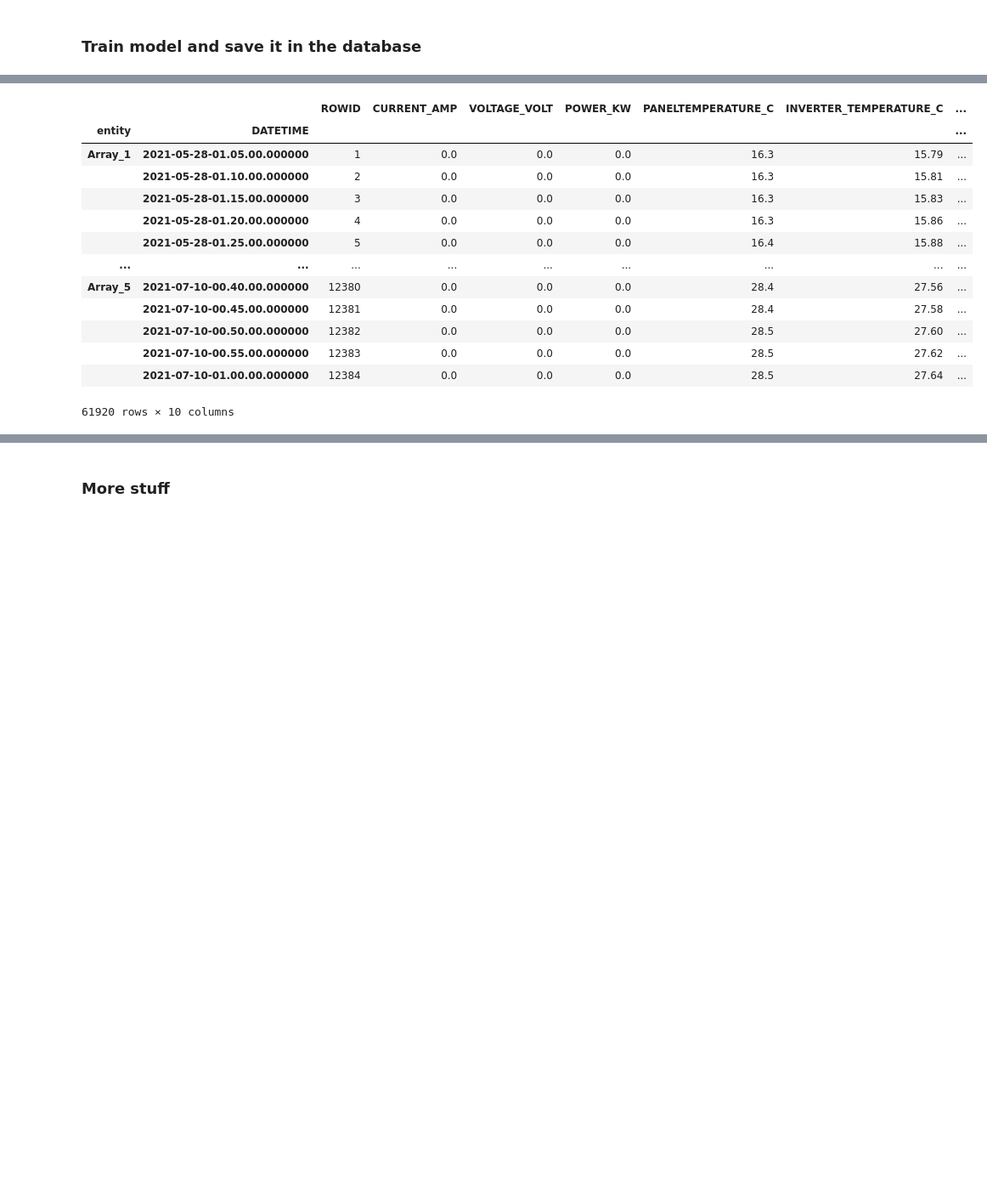
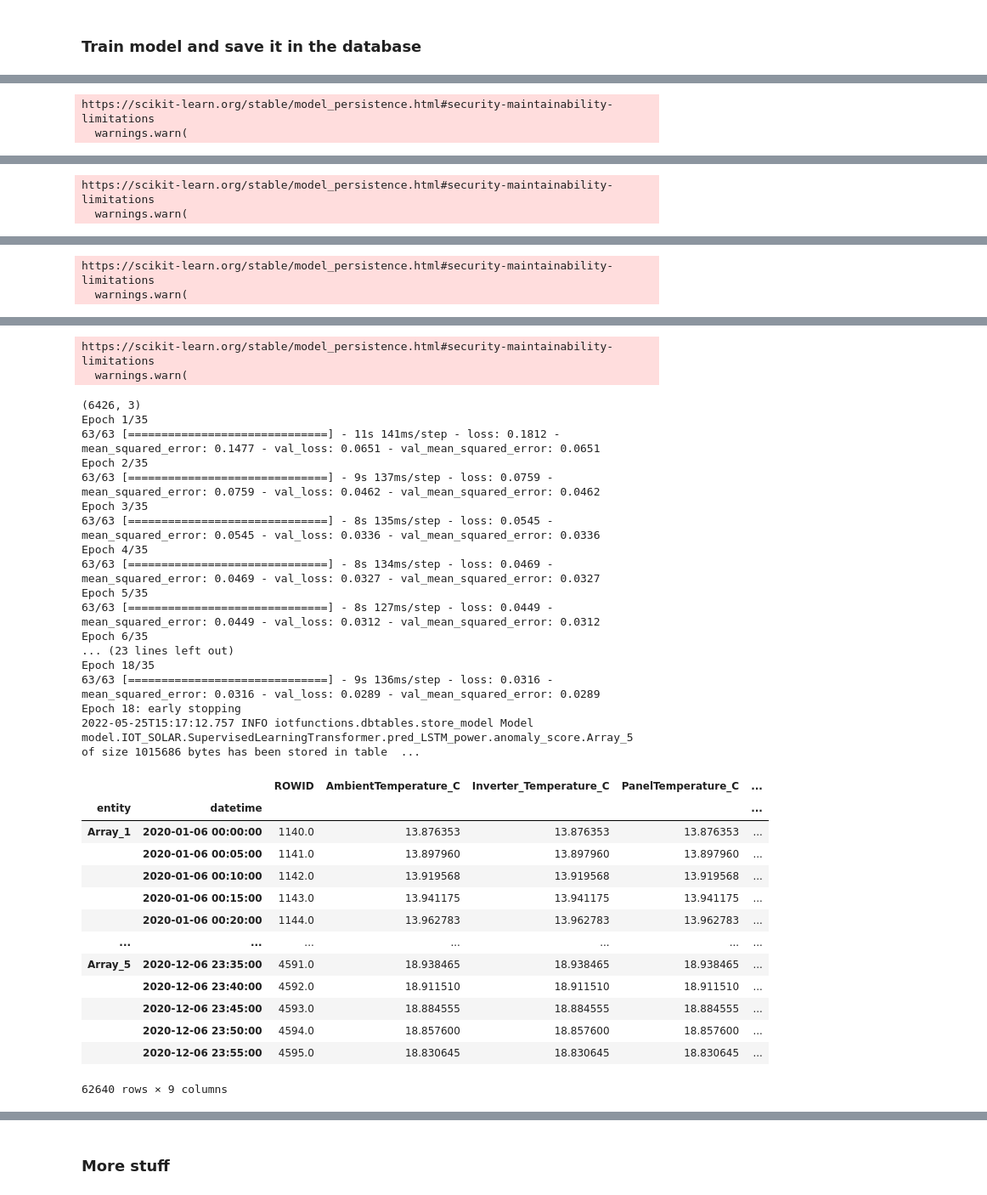
Before and after one commit to sedgewickmm18/notebooks-attic, a Jupyter notebook: SolarPowerRegression.ipynb, the cells around one changed output, grey strips where cells are left out. Shown at 85% size. Saved outputs shown, nothing was run; the diff lists cells and outputs as text; code cells hidden in the pictures; blank space fills up the shorter version.

```diff
--- a/SolarPowerRegression.ipynb
+++ b/SolarPowerRegression.ipynb
@@ -102,13 +88,14 @@ int
 # %%
 # original data for one of the panels
 #
-df_input = pd.read_csv('./data/INV1A_dataMOD2.csv',
-                       parse_dates=['datetime']) #.dropna()
-df_input= df_input.sort_values(by=['datetime'])
-df_input['entity'] = 'myentity'
+df_o1 = pd.read_csv('./data/INV1A_dataMOD2.csv', parse_dates=['datetime']).sort_values(by=['datetime'])
+df_o2 = pd.read_csv('./data/INV1A_data2.csv', parse_dates=['datetime']).sort_values(by=['datetime'])
+df_o3 = pd.read_csv('./data/INV1A_data3.csv', parse_dates=['date']).rename(columns={'date':'datetime'}).sort_values(by=['datetime'])
+
+#df_input['entity'] = 'myentity'
 #datetime,ROWID,AmbientTemperature_C,Inverter_Temperature_C,PanelTemperature_C,
 #GlobalTiltedIrradiance_wm2,GlobalHorizontalIrradiance_wm2,Power_kW,Voltage_volt,Current_amp
-df_i = df_input.set_index(['entity','datetime']).drop(columns='ROWID')
+#df_i = df_input.set_index(['entity','datetime']).drop(columns='ROWID')
 # %%
 #
 # read mock data for training - must be replaced with original data
@@ -151,3 +146,12 @@ df_mod3['entity'] = 'Array_3'
 df_mod4['entity'] = 'Array_4'
 df_mod5['entity'] = 'Array_5'
 df = pd.concat([df_mod1, df_mod2, df_mod3, df_mod4, df_mod5]).set_index(['entity','DATETIME'])
+# %%
+df_o4 = df_o1.copy()
+df_o5 = df_o1.copy()
+df_o1['entity'] = 'Array_1'
+df_o2['entity'] = 'Array_2'
+df_o3['entity'] = 'Array_3'
+df_o4['entity'] = 'Array_4'
+df_o5['entity'] = 'Array_5'
+df = pd.concat([df_o1, df_o2, df_o3, df_o4, df_o5]).set_index(['entity','datetime'])
@@ -162,9 +174,13 @@ jobsettings = { 'db': db,
 
 EngineLogging.configure_console_logging(logging.DEBUG)
 
-telemanomScorer = TelemanomScorer(['POWER_KW','GLOBALHORIZONTALIRRADIANCE_WM2','GLOBALTILTEDIRRADIANCE_WM2'], 1,
+#telemanomScorer = TelemanomScorer(['POWER_KW','GLOBALHORIZONTALIRRADIANCE_WM2','GLOBALTILTEDIRRADIANCE_WM2'], 1,
+#                           'pred_LSTM_power','anomaly_score')
+telemanomScorer = TelemanomScorer(['Power_kW','GlobalHorizontalIrradiance_wm2','GlobalTiltedIrradiance_wm2'], 1,
                            'pred_LSTM_power','anomaly_score')
 
+#telemanomScorer.delete_model = True
+telemanomScorer.l_s = 120
 telemanomScorer.epochs = 35
 telemanomScorer.execute_by = ['entity']
 
@@ -193,0 +229,2 @@ Epoch 24: early stopping
+https://scikit-learn.org/stable/model_persistence.html#security-maintainability-limitations
+  warnings.warn(
@@ -193,0 +248,2 @@ Epoch 24: early stopping
+https://scikit-learn.org/stable/model_persistence.html#security-maintainability-limitations
+  warnings.warn(
@@ -193,0 +267,2 @@ Epoch 24: early stopping
+https://scikit-learn.org/stable/model_persistence.html#security-maintainability-limitations
+  warnings.warn(
@@ -194,14 +286,33 @@ Epoch 24: early stopping
+https://scikit-learn.org/stable/model_persistence.html#security-maintainability-limitations
+  warnings.warn(
+(6426, 3)
+Epoch 1/35
+63/63 [==============================] - 11s 141ms/step - loss: 0.1812 - mean_squared_error: 0.1477 - val_loss: 0.0651 - val_mean_squared_error: 0.0651
+Epoch 2/35
+63/63 [==============================] - 9s 137ms/step - loss: 0.0759 - mean_squared_error: 0.0759 - val_loss: 0.0462 - val_mean_squared_error: 0.0462
+Epoch 3/35
+63/63 [==============================] - 8s 135ms/step - loss: 0.0545 - mean_squared_error: 0.0545 - val_loss: 0.0336 - val_mean_squared_error: 0.0336
+Epoch 4/35
+63/63 [==============================] - 8s 134ms/step - loss: 0.0469 - mean_squared_error: 0.0469 - val_loss: 0.0327 - val_mean_squared_error: 0.0327
+Epoch 5/35
+63/63 [==============================] - 8s 127ms/step - loss: 0.0449 - mean_squared_error: 0.0449 - val_loss: 0.0312 - val_mean_squared_error: 0.0312
+Epoch 6/35
+... (23 lines left out)
+Epoch 18/35
+63/63 [==============================] - 9s 136ms/step - loss: 0.0316 - mean_squared_error: 0.0316 - val_loss: 0.0289 - val_mean_squared_error: 0.0289
+Epoch 18: early stopping
+2022-05-25T15:17:12.757 INFO iotfunctions.dbtables.store_model Model model.IOT_SOLAR.SupervisedLearningTransformer.pred_LSTM_power.anomaly_score.Array_5 of size 1015686 bytes has been stored in table  ...
-|  |  | ROWID | CURRENT_AMP | VOLTAGE_VOLT | POWER_KW | PANELTEMPERATURE_C | INVERTER_TEMPERATURE_C | ... |
-| entity | DATETIME |  |  |  |  |  |  | ... |
-| Array_1 | 2021-05-28-01.05.00.000000 | 1 | 0.0 | 0.0 | 0.0 | 16.3 | 15.79 | ... |
-|  | 2021-05-28-01.10.00.000000 | 2 | 0.0 | 0.0 | 0.0 | 16.3 | 15.81 | ... |
-|  | 2021-05-28-01.15.00.000000 | 3 | 0.0 | 0.0 | 0.0 | 16.3 | 15.83 | ... |
-|  | 2021-05-28-01.20.00.000000 | 4 | 0.0 | 0.0 | 0.0 | 16.3 | 15.86 | ... |
-|  | 2021-05-28-01.25.00.000000 | 5 | 0.0 | 0.0 | 0.0 | 16.4 | 15.88 | ... |
-| ... | ... | ... | ... | ... | ... | ... | ... | ... |
-| Array_5 | 2021-07-10-00.40.00.000000 | 12380 | 0.0 | 0.0 | 0.0 | 28.4 | 27.56 | ... |
-|  | 2021-07-10-00.45.00.000000 | 12381 | 0.0 | 0.0 | 0.0 | 28.4 | 27.58 | ... |
-|  | 2021-07-10-00.50.00.000000 | 12382 | 0.0 | 0.0 | 0.0 | 28.5 | 27.60 | ... |
-|  | 2021-07-10-00.55.00.000000 | 12383 | 0.0 | 0.0 | 0.0 | 28.5 | 27.62 | ... |
-|  | 2021-07-10-01.00.00.000000 | 12384 | 0.0 | 0.0 | 0.0 | 28.5 | 27.64 | ... |
+|  |  | ROWID | AmbientTemperature_C | Inverter_Temperature_C | PanelTemperature_C | ... |
+| entity | datetime |  |  |  |  | ... |
+| Array_1 | 2020-01-06 00:00:00 | 1140.0 | 13.876353 | 13.876353 | 13.876353 | ... |
+|  | 2020-01-06 00:05:00 | 1141.0 | 13.897960 | 13.897960 | 13.897960 | ... |
+|  | 2020-01-06 00:10:00 | 1142.0 | 13.919568 | 13.919568 | 13.919568 | ... |
+|  | 2020-01-06 00:15:00 | 1143.0 | 13.941175 | 13.941175 | 13.941175 | ... |
+|  | 2020-01-06 00:20:00 | 1144.0 | 13.962783 | 13.962783 | 13.962783 | ... |
+| ... | ... | ... | ... | ... | ... | ... |
+| Array_5 | 2020-12-06 23:35:00 | 4591.0 | 18.938465 | 18.938465 | 18.938465 | ... |
+|  | 2020-12-06 23:40:00 | 4592.0 | 18.911510 | 18.911510 | 18.911510 | ... |
+|  | 2020-12-06 23:45:00 | 4593.0 | 18.884555 | 18.884555 | 18.884555 | ... |
+|  | 2020-12-06 23:50:00 | 4594.0 | 18.857600 | 18.857600 | 18.857600 | ... |
+|  | 2020-12-06 23:55:00 | 4595.0 | 18.830645 | 18.830645 | 18.830645 | ... |
-61920 rows × 10 columns
+62640 rows × 9 columns
```
Also changed, not shown: parts of 15 cells of this notebook.
